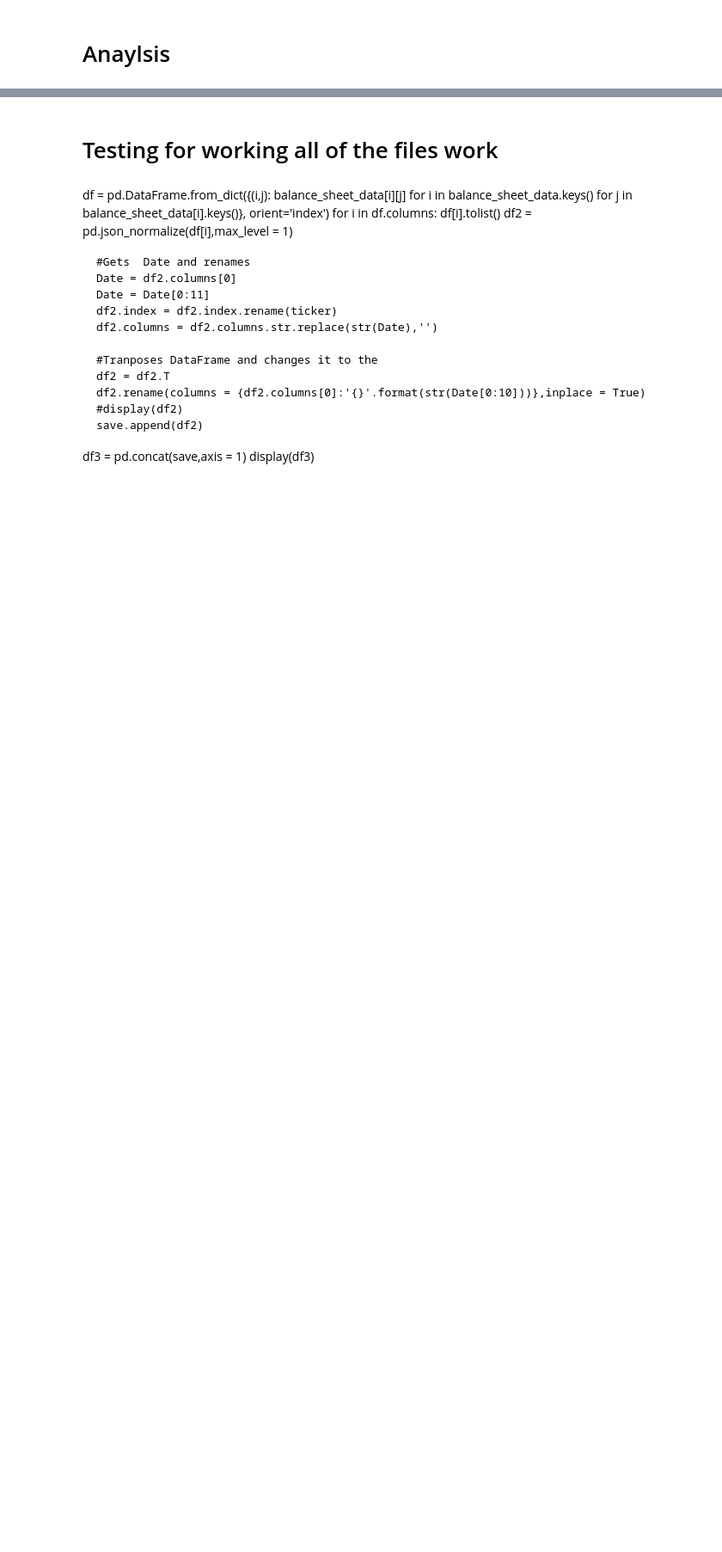
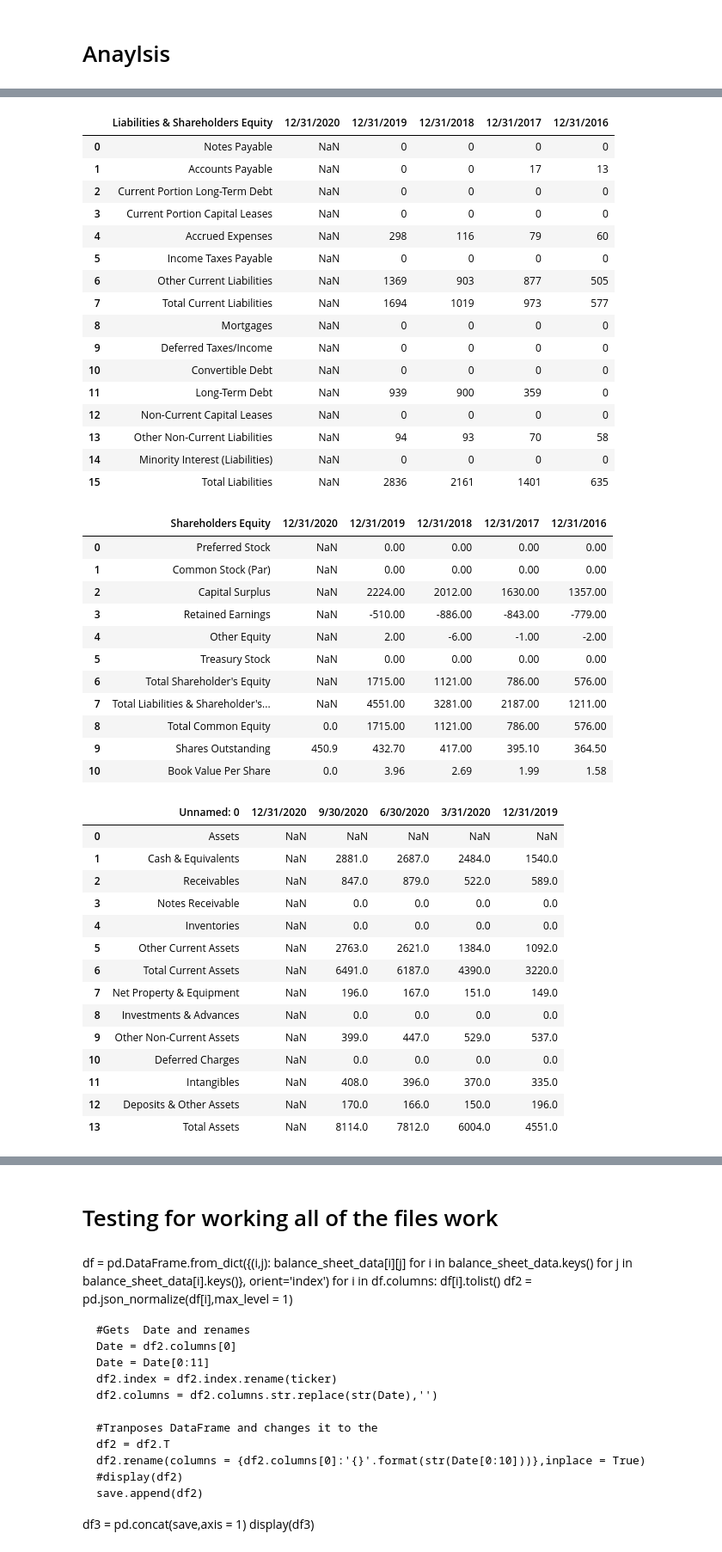
Before and after one commit to AntimatterFx/Investing, a Jupyter notebook: DCF.ipynb, the cells around one changed output, grey strips where cells are left out. Shown at 86% size. Cells and saved outputs as stored; diff of their text form; code cells hidden in the pictures; blank space fills up the shorter version.

```diff
--- a/DCF.ipynb
+++ b/DCF.ipynb
@@ -272,0 +294,15 @@ for i in stock.keys()},orient='index')
+# %%
+import pandas as pd
+import requests
+i = 'SQ'
+url = ("https://www.zacks.com/stock/quote/{}/balance-sheet".format(i))
+headers = {'User-Agent': 'Mozilla/5.0'}
+result = requests.get(url, headers=headers)
+df2 = pd.read_html(result.text)
+# %%
+for i in range(3,8):
+    display(df2[i].set_index(df2[i].columns[0]))
+    #df2[i] = df2[i].set_index(df2[i].columns[0])
+#display(df2[5])
+pd.concat(df2[3:7]).index
+#df2[6]
@@ -272,0 +409,54 @@ for i in stock.keys()},orient='index')
+# %%
+
+display(df2[3])
+display(df2[4])
+display(df2[5])
+display(df2[6])
+display(df2[5])
+display(df2[6])
+display(df2[7])
+# %% [output]
+|  | Liabilities & Shareholders Equity | 12/31/2020 | 12/31/2019 | 12/31/2018 | 12/31/2017 | 12/31/2016 |
+| 0 | Notes Payable | NaN | 0 | 0 | 0 | 0 |
+| 1 | Accounts Payable | NaN | 0 | 0 | 17 | 13 |
+| 2 | Current Portion Long-Term Debt | NaN | 0 | 0 | 0 | 0 |
+| 3 | Current Portion Capital Leases | NaN | 0 | 0 | 0 | 0 |
+| 4 | Accrued Expenses | NaN | 298 | 116 | 79 | 60 |
+| 5 | Income Taxes Payable | NaN | 0 | 0 | 0 | 0 |
+| 6 | Other Current Liabilities | NaN | 1369 | 903 | 877 | 505 |
+| 7 | Total Current Liabilities | NaN | 1694 | 1019 | 973 | 577 |
+| 8 | Mortgages | NaN | 0 | 0 | 0 | 0 |
+| 9 | Deferred Taxes/Income | NaN | 0 | 0 | 0 | 0 |
+| 10 | Convertible Debt | NaN | 0 | 0 | 0 | 0 |
+| 11 | Long-Term Debt | NaN | 939 | 900 | 359 | 0 |
+| 12 | Non-Current Capital Leases | NaN | 0 | 0 | 0 | 0 |
+| 13 | Other Non-Current Liabilities | NaN | 94 | 93 | 70 | 58 |
+| 14 | Minority Interest (Liabilities) | NaN | 0 | 0 | 0 | 0 |
+| 15 | Total Liabilities | NaN | 2836 | 2161 | 1401 | 635 |
+|  | Shareholders Equity | 12/31/2020 | 12/31/2019 | 12/31/2018 | 12/31/2017 | 12/31/2016 |
+| 0 | Preferred Stock | NaN | 0.00 | 0.00 | 0.00 | 0.00 |
+| 1 | Common Stock (Par) | NaN | 0.00 | 0.00 | 0.00 | 0.00 |
+| 2 | Capital Surplus | NaN | 2224.00 | 2012.00 | 1630.00 | 1357.00 |
+| 3 | Retained Earnings | NaN | -510.00 | -886.00 | -843.00 | -779.00 |
+| 4 | Other Equity | NaN | 2.00 | -6.00 | -1.00 | -2.00 |
+| 5 | Treasury Stock | NaN | 0.00 | 0.00 | 0.00 | 0.00 |
+| 6 | Total Shareholder's Equity | NaN | 1715.00 | 1121.00 | 786.00 | 576.00 |
+| 7 | Total Liabilities & Shareholder's... | NaN | 4551.00 | 3281.00 | 2187.00 | 1211.00 |
+| 8 | Total Common Equity | 0.0 | 1715.00 | 1121.00 | 786.00 | 576.00 |
+| 9 | Shares Outstanding | 450.9 | 432.70 | 417.00 | 395.10 | 364.50 |
+| 10 | Book Value Per Share | 0.0 | 3.96 | 2.69 | 1.99 | 1.58 |
+|  | Unnamed: 0 | 12/31/2020 | 9/30/2020 | 6/30/2020 | 3/31/2020 | 12/31/2019 |
+| 0 | Assets | NaN | NaN | NaN | NaN | NaN |
+| 1 | Cash & Equivalents | NaN | 2881.0 | 2687.0 | 2484.0 | 1540.0 |
+| 2 | Receivables | NaN | 847.0 | 879.0 | 522.0 | 589.0 |
+| 3 | Notes Receivable | NaN | 0.0 | 0.0 | 0.0 | 0.0 |
+| 4 | Inventories | NaN | 0.0 | 0.0 | 0.0 | 0.0 |
+| 5 | Other Current Assets | NaN | 2763.0 | 2621.0 | 1384.0 | 1092.0 |
+| 6 | Total Current Assets | NaN | 6491.0 | 6187.0 | 4390.0 | 3220.0 |
+| 7 | Net Property & Equipment | NaN | 196.0 | 167.0 | 151.0 | 149.0 |
+| 8 | Investments & Advances | NaN | 0.0 | 0.0 | 0.0 | 0.0 |
+| 9 | Other Non-Current Assets | NaN | 399.0 | 447.0 | 529.0 | 537.0 |
+| 10 | Deferred Charges | NaN | 0.0 | 0.0 | 0.0 | 0.0 |
+| 11 | Intangibles | NaN | 408.0 | 396.0 | 370.0 | 335.0 |
+| 12 | Deposits & Other Assets | NaN | 170.0 | 166.0 | 150.0 | 196.0 |
+| 13 | Total Assets | NaN | 8114.0 | 7812.0 | 6004.0 | 4551.0 |
```
Also changed, not shown: parts of 30 cells of this notebook, 3 other files.
